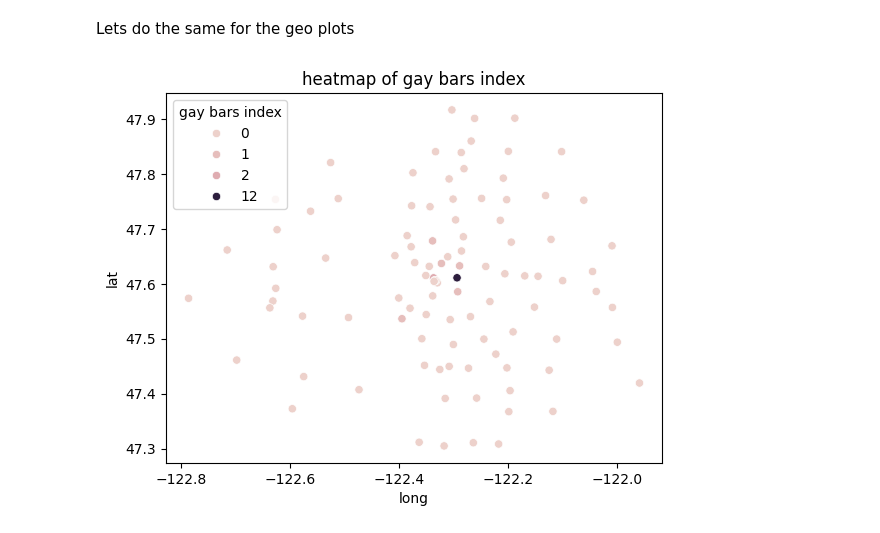
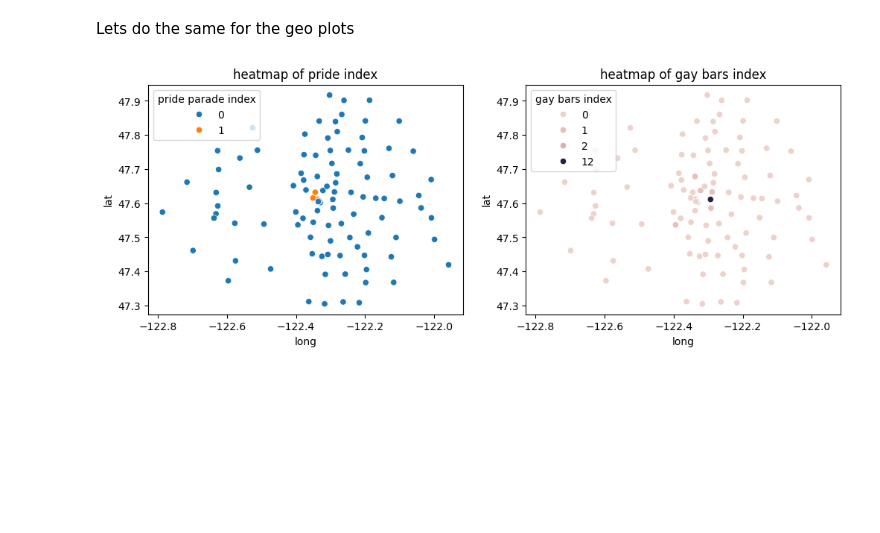
Before and after one commit to almsam/data-analysis-project-remastered, a Jupyter notebook: part 2 - bars & parade index.ipynb, the cells around one changed output. Drawn from its saved outputs; the diff is of its cells as text; code cells hidden in the pictures; blank space fills up the shorter version.

Commit message:
map plot

```diff
--- a/part 2 - bars & parade index.ipynb
+++ b/part 2 - bars & parade index.ipynb
@@ -117,11 +117,14 @@ Lets do the same for the geo plots
 # %%
 gaydf1city = gaydf.copy()
 
 gaydf1city = gaydf1city[gaydf1city['lat'] >= 46.5].reset_index(drop=True)
 
+fig, axes = plt.subplots(1, 2, figsize=(12, 4))
 
+plot3b = sns.scatterplot(data=gaydf1city, x="long", y="lat", hue="pride parade index", ax=axes[0])
+_ = plot3b.set(xlabel="long", ylabel="lat", title = "heatmap of pride index")
 
-plot4b = sns.scatterplot(data=gaydf1city, x="long", y="lat", hue="gay bars index")
+plot4b = sns.scatterplot(data=gaydf1city, x="long", y="lat", hue="gay bars index", ax=axes[1])
 _ = plot4b.set(xlabel="long", ylabel="lat", title = "heatmap of gay bars index")
 # %% [output]
-[figure, old version]
+[figure, new version]
```
